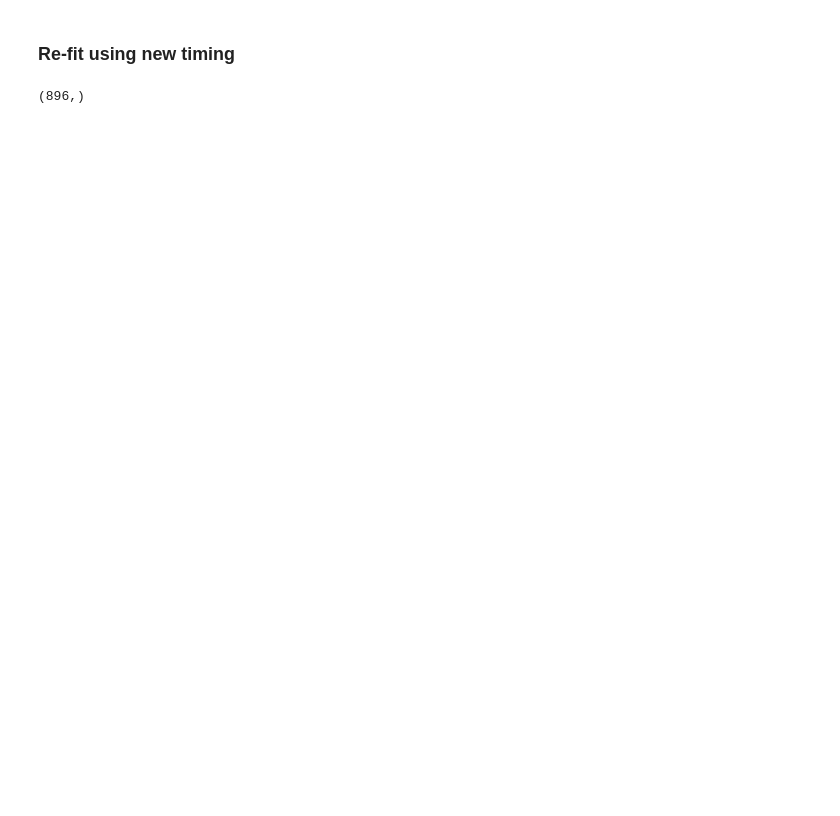
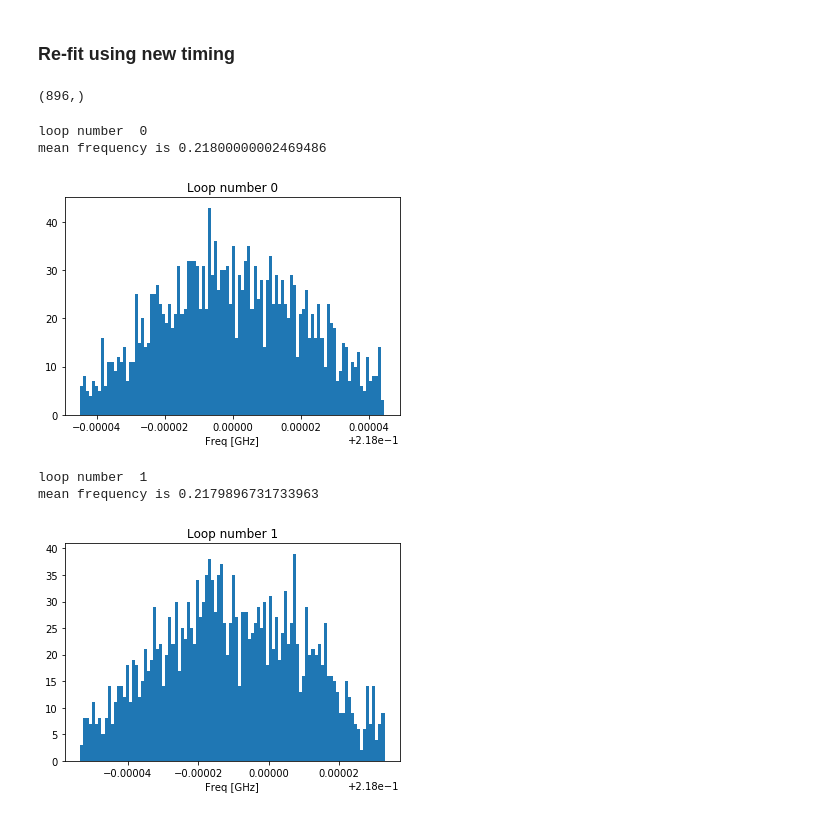
Before and after one commit to toej93/A4_calibration, a Jupyter notebook: reproduce_TCalib.ipynb, the cells around one changed output. Cells and saved outputs as stored; diff of their text form; code cells hidden in the pictures; blank space fills up the shorter version.

```diff
--- a/reproduce_TCalib.ipynb
+++ b/reproduce_TCalib.ipynb
@@ -200,2 +137,76 @@ t_cal=t_cal_full[:128]
+# %%
+for l in range(0,2): #Perform the fit 5 times, so it converges to the solution
+        print('loop number ', l)
+
+        for i in range(0,num_blocks):
+            odd_params[i,:]=SineFit(t_cal_full[odds],volt[i,odds],freq)
+
+        #histogram([odd_params[:,0],odd_params[:,0]],'')
+        freq_no_outliers = reject_outliers(np.asarray(odd_params[:,0]))
+        mean_freq = np.mean(freq_no_outliers)
+        print('mean frequency is', mean_freq)
+        plt.hist(freq_no_outliers,bins=100);
+        plt.xlabel("Freq [GHz]")
+        plt.title("Loop number %i"%l)
+        plt.show()
+        #histogram([odd_params[:,1],even_params[:,1]],'')
+
+        #Scale timing to reflect true frequency
+        t_cal_full=t_cal_full*mean_freq/freq
+
+        #Re-fit using new time
+        for i in range(0,num_blocks):
+            odd_params[i,:]=SineFit(t_cal_full[odds],volt[i,odds],freq)
+
+
+        t_cal = t_cal_full[:128]
+
+        jitter_array = []
+        sample_array = []
+        slope_array = []
+        jitter_slope = []
+        new_spacing = np.zeros(128) #spacing between 0 and 1, 1 and 2, etc.
+        #Go through each sample and correct based on fit
+        for k in range(0,896):
+            counter = 0
+            for i in range(0,num_blocks):
+                if(np.abs(volt[i,k])<30.0 and (freq-odd_params[i,0])<0.002):# and np.abs(odd_params[i,2]>200)):
+
+
+                    try:
+                        invert_fit = invertedFit(odd_params[i,:],t_cal_full[k],volt[i,k])
+                        jitter_array.append(invert_fit)
+                        sample_array.append(k%128)
+                        counter = counter+1
+                    except:
+                        print('error in finding inverse!')
+
+            t_cal_full[k]=t_cal_full[k]+np.mean(jitter_array[-counter:])
+            # print(colored('Sample is %i'%k, 'red'))
+            if(k>0):
+                new_spacing[k%128]=new_spacing[k%128]+t_cal_full[k]-t_cal_full[k-1]
+
+
+        new_spacing[1:]=new_spacing[1:]/7.0
+        new_spacing[0]=new_spacing[0]/6.0
+        #print('spacing is', new_spacing)
+
+        for i in range(0,896):
+            if(i==0):
+                t_cal_full[i]=0.0
+            else:
+                t_cal_full[i]=t_cal_full[i-1]+new_spacing[(i)%128]
+
+
+        #print('final t_cal is',t_cal_full)
+
+        t_cal=t_cal_full[:128]
+# %% [output]
+loop number  0
+mean frequency is 0.21800000002469486
+[figure, added]
+loop number  1
+mean frequency is 0.2179896731733963
+[figure, added]
 # %%
 plt.plot(all_times[0])
```
Also changed, not shown: parts of 11 cells of this notebook, 13 other files.
